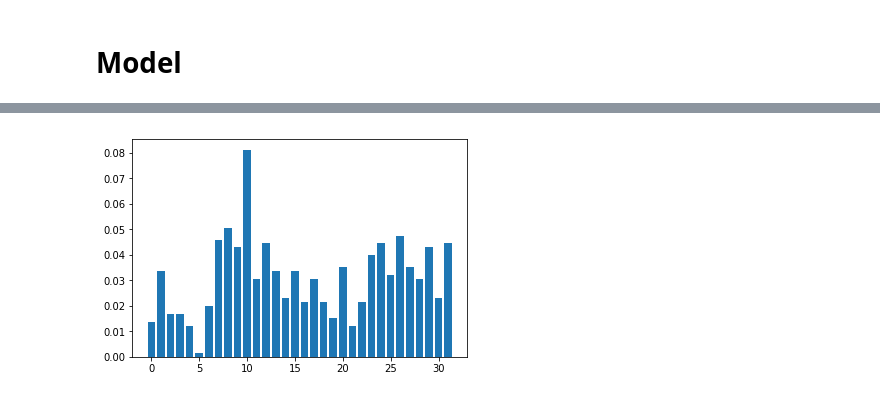
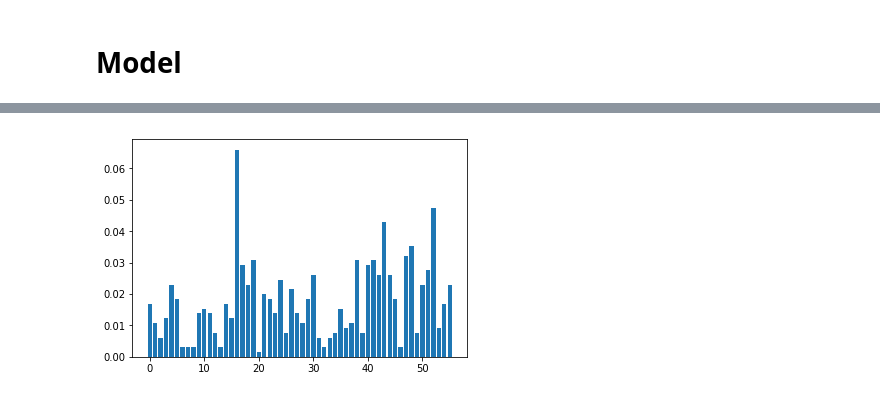
Before and after one commit to fooljames/ml-med, a Jupyter notebook: 2018.01.21.ipynb, the cells around one changed output, grey strips where cells are left out. Cells and saved outputs as stored; diff of their text form; code cells hidden in the pictures.

Commit message:
Add important file

```diff
--- a/2018.01.21.ipynb
+++ b/2018.01.21.ipynb
@@ -267,4 +758,3 @@ from imblearn.under_sampling import RandomUnderSampler
 # %%
-x_data = data_2[features].as_matrix()
-y_data = data_2['y_flag'].as_matrix()
-#x_train, y_train, x_test, y_test = split_data(x_data, y_data)
+x_data = data1[features].as_matrix()
+y_data = data1['y_flag'].as_matrix()
@@ -299,12 +760,0 @@ def under_sampling(labels, p):
-# %%
-x_train = x_train[0]
-y_train = y_train[0]
-x_test = x_test[0]
-y_test = y_test[0]
-
-resampled_idx = under_sampling(y_train, 0.2)
-x_resampled, y_resampled = x_train[resampled_idx], y_train[resampled_idx]
-
-#sm = SMOTE(random_state = seed, ratio = 0.5)  # class ratio of 1
-#x_resamp, y_resamp = sm.fit_sample(x_resampled, y_resampled)
-#print(y_train.value_counts(), np.bincount(y_resamp))
@@ -317,26 +760,0 @@ print(len(y_resampled))
-# %%
-# Algorithm gradient boosting
-eval_set = [(x_test, y_test)]
-clf = XGBClassifier()
-clf.fit(x_resampled, y_resampled, early_stopping_rounds = 10, eval_metric = ["auc"], eval_set = eval_set, verbose = True)
-print(clf)
-
-y_pred = clf.predict(x_test)
-prediction = [round(value) for value in y_pred]
-
-accuracy = accuracy_score(y_test, prediction)
-print("Accuracy: %.2f%%" %(accuracy * 100.0))
-
-results = clf.evals_result()
-epochs = len(results['validation_0']['auc'])
-x_axis = range(0, epochs)
-
-# plot log loss
-"""import matplotlib.pyplot as pyplot
-fig, ax = pyplot.subplots()
-ax.plot(x_axis, results['validation_0']['auc'], label='Train')
-ax.plot(x_axis, results['validation_1']['auc'], label='Test')
-ax.legend()
-pyplot.ylabel('AUC')
-pyplot.title('XGBoost AUC')
-pyplot.show()"""
@@ -362,6 +872,6 @@ Accuracy: 98.33%
 # %%
 import matplotlib.pyplot as pyplot
-pyplot.bar(range(len(clf.feature_importances_)), clf.feature_importances_)
+pyplot.bar(range(len(Model.feature_importances_)), Model.feature_importances_)
 pyplot.show()
 # %% [output]
-[figure, old version]
+[figure, new version]
```
Also changed, not shown: parts of 67 cells of this notebook.
